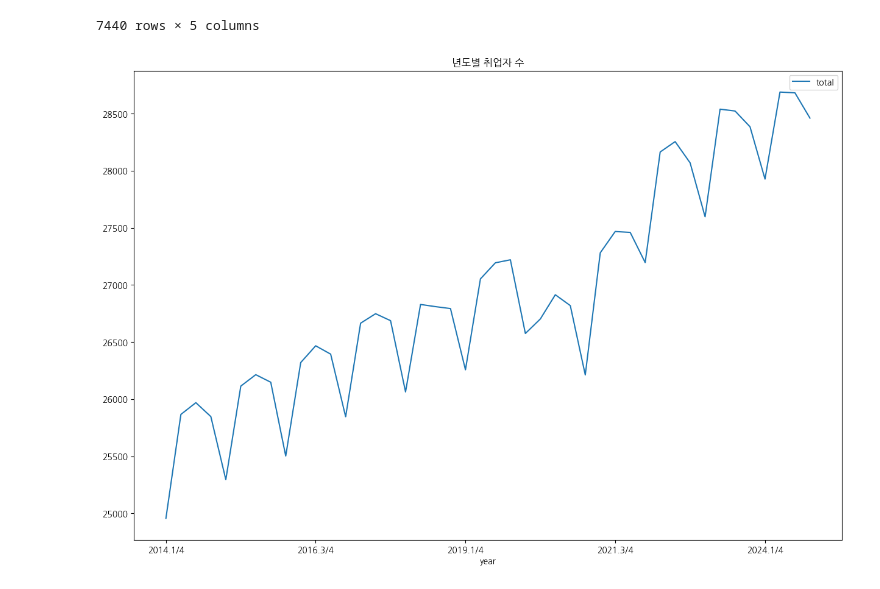
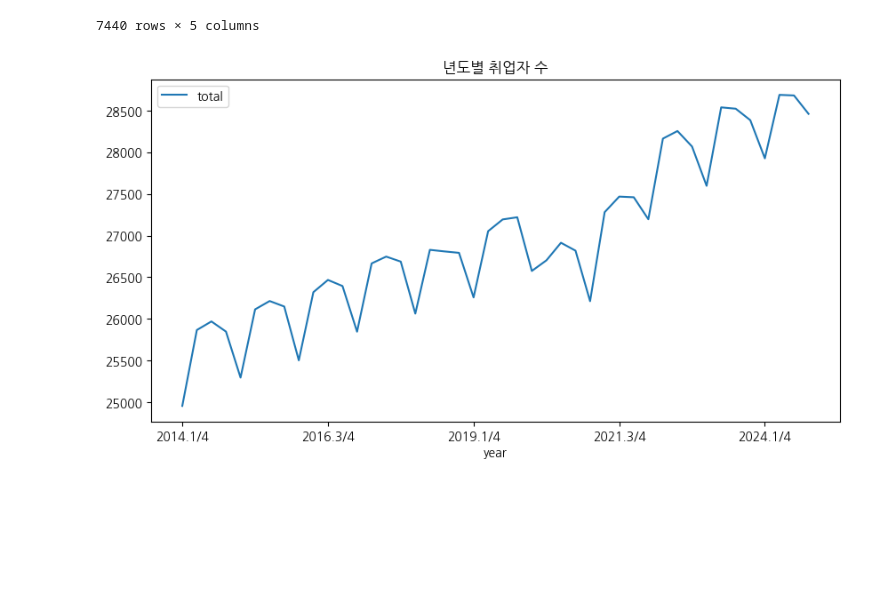
Before and after one commit to sumin020415/py_sm, a Jupyter notebook: python/빅데이터 분석/python11_연령별취업자.ipynb, the cells around one changed output. Drawn from its saved outputs; the diff is of its cells as text; code cells hidden in the pictures; blank space fills up the shorter version.

```diff
--- a/python/빅데이터 분석/python11_연령별취업자.ipynb
+++ b/python/빅데이터 분석/python11_연령별취업자.ipynb
@@ -67,7 +67,7 @@ ex_data
 ex_data['value'] = ex_data['value'].astype(int)
 ex1_data=ex_data.groupby('year')['value'].sum().reset_index(name='total')
 # %%
-ex1_data.plot(x='year', y='total', figsize=(15,10), title="년도별 취업자 수")
+ex1_data.plot(x='year', y='total', figsize=(10,5), title="년도별 취업자 수")
 plt.show()
 # %% [output]
-[figure, old version]
+[figure, new version]
```
Also changed, not shown: parts of 8 cells of this notebook.
